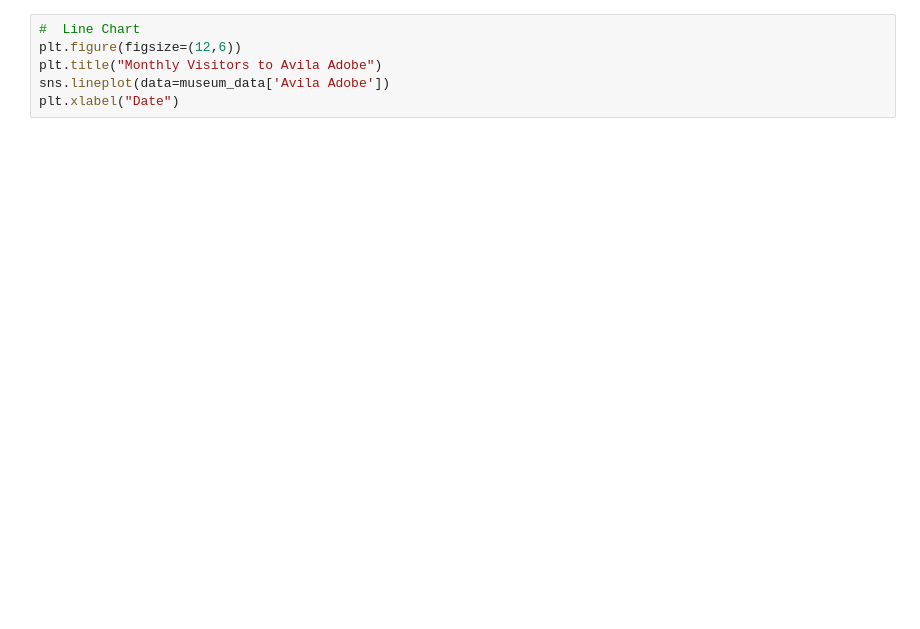
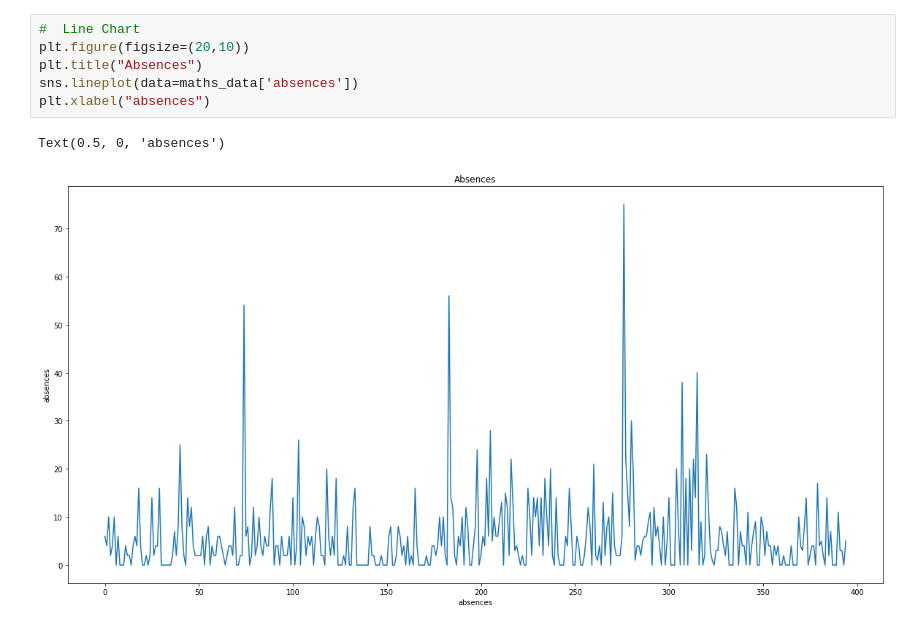
Before and after one commit to nadaoteif/VisualizationsAsgmt1, a Jupyter notebook: Visualizations22.ipynb, the cells around one changed output. Drawn from its saved outputs; the diff is of its cells as text; blank space fills up the shorter version.

```diff
--- a/Visualizations22.ipynb
+++ b/Visualizations22.ipynb
@@ -18,8 +19,11 @@ museum_data.head()
 # %%
 #  Line Chart
-plt.figure(figsize=(12,6))
-plt.title("Monthly Visitors to Avila Adobe")
-sns.lineplot(data=museum_data['Avila Adobe'])
-plt.xlabel("Date")
+plt.figure(figsize=(20,10))
+plt.title("Absences")
+sns.lineplot(data=maths_data['absences'])
+plt.xlabel("absences")
+# %% [output]
+Text(0.5, 0, 'absences')
+[figure, added]
 # %%
 #  Bar Chart
```
Also changed, not shown: parts of 13 cells of this notebook.
